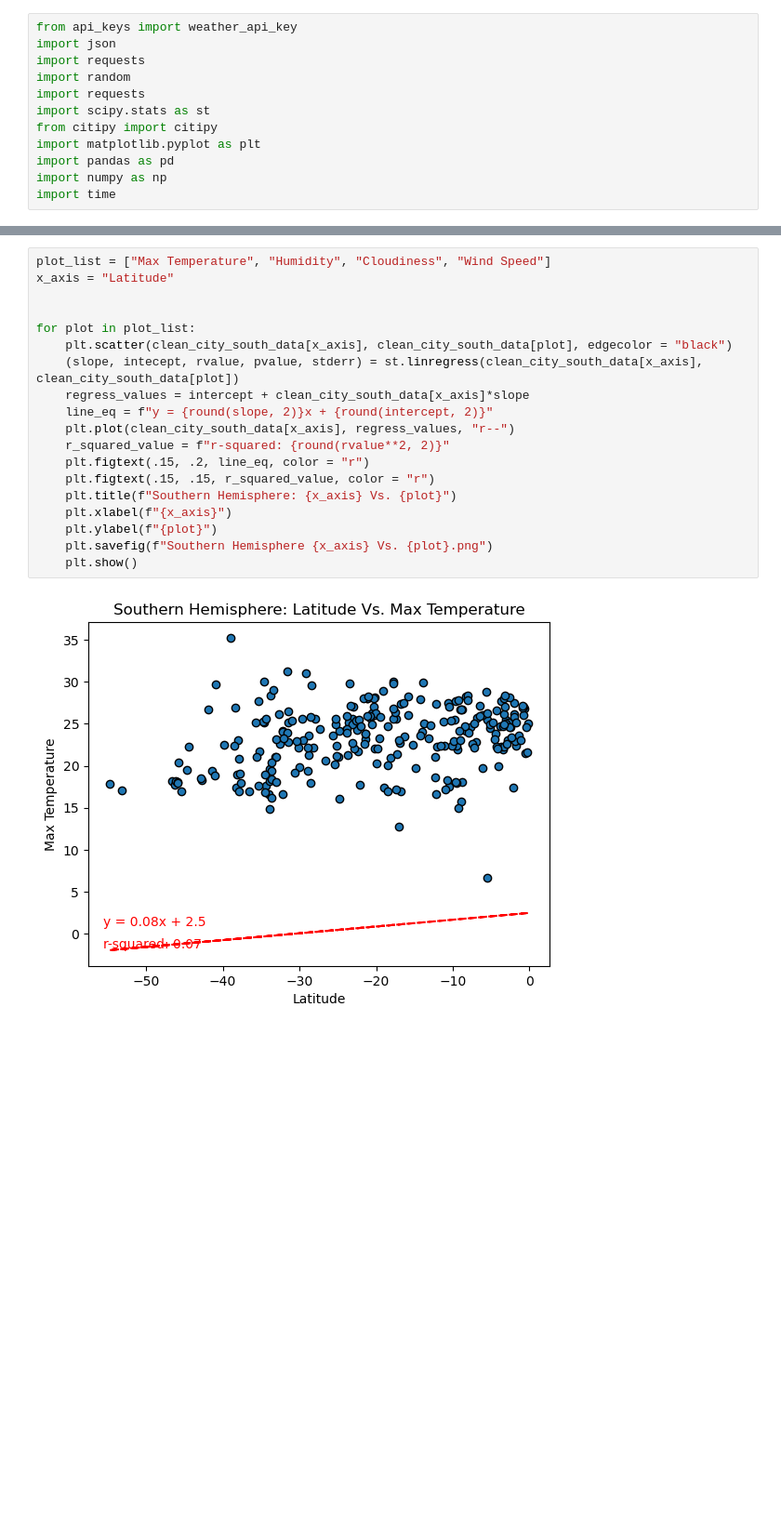
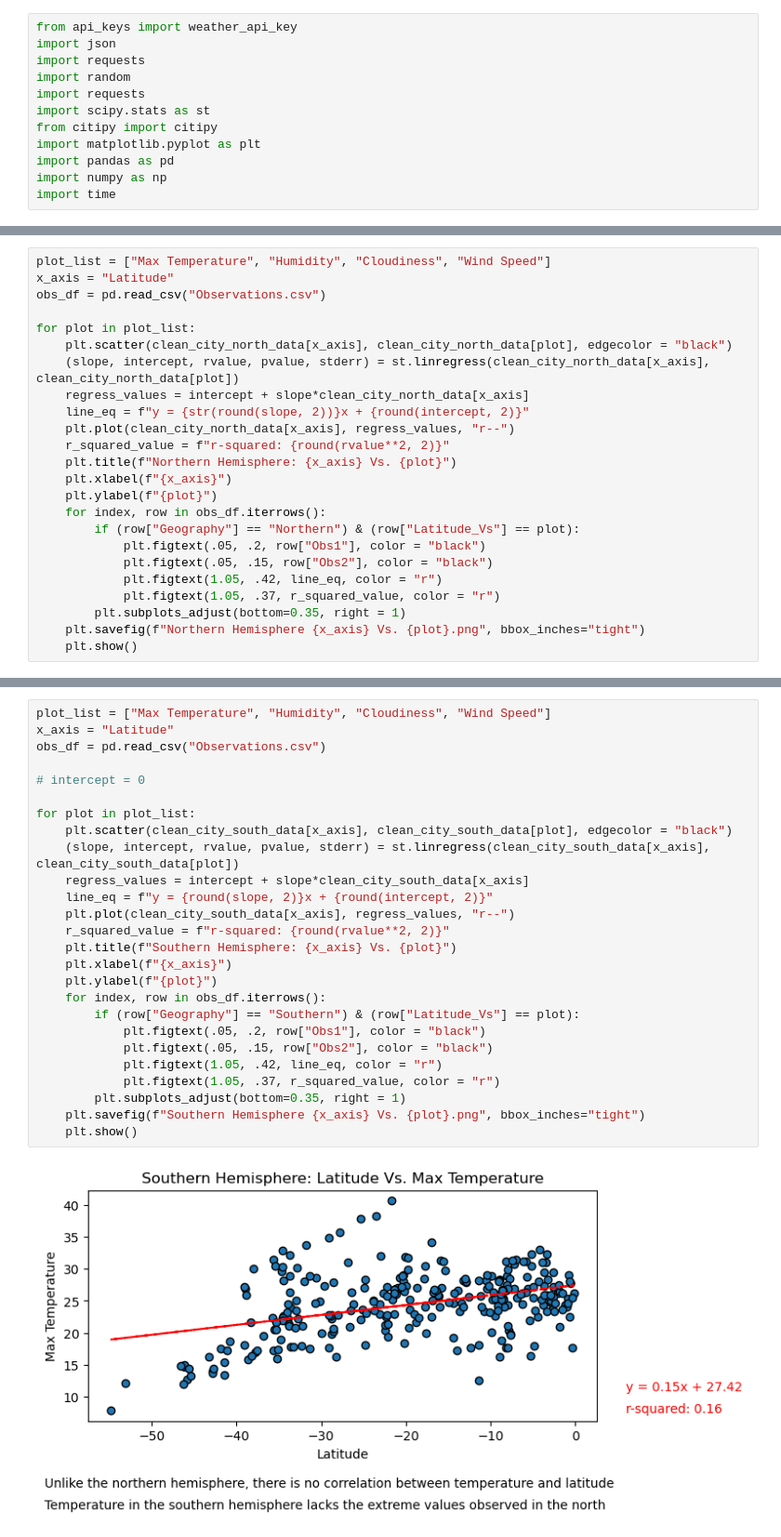
Before and after one commit to afreedman4564/Python-API-challenge, a Jupyter notebook: WeatherPy.ipynb, the cells around one changed output, grey strips where cells are left out. Shown at 93% size. Drawn from its saved outputs; the diff is of its cells as text; blank space fills up the shorter version.

Commit message:
Finalized WeatherPy, VacationPy. Also included screenshots and png images

```diff
--- a/WeatherPy.ipynb
+++ b/WeatherPy.ipynb
@@ -303,0 +286,24 @@ for plot in plot_list:
+# %%
+plot_list = ["Max Temperature", "Humidity", "Cloudiness", "Wind Speed"]
+x_axis = "Latitude"
+obs_df = pd.read_csv("Observations.csv")
+
+for plot in plot_list:
+    plt.scatter(clean_city_north_data[x_axis], clean_city_north_data[plot], edgecolor = "black")
+    (slope, intercept, rvalue, pvalue, stderr) = st.linregress(clean_city_north_data[x_axis], clean_city_north_data[plot])
+    regress_values = intercept + slope*clean_city_north_data[x_axis]
+    line_eq = f"y = {str(round(slope, 2))}x + {round(intercept, 2)}"
+    plt.plot(clean_city_north_data[x_axis], regress_values, "r--")
+    r_squared_value = f"r-squared: {round(rvalue**2, 2)}"
+    plt.title(f"Northern Hemisphere: {x_axis} Vs. {plot}")
+    plt.xlabel(f"{x_axis}")
+    plt.ylabel(f"{plot}")
+    for index, row in obs_df.iterrows():
+        if (row["Geography"] == "Northern") & (row["Latitude_Vs"] == plot):
+            plt.figtext(.05, .2, row["Obs1"], color = "black")
+            plt.figtext(.05, .15, row["Obs2"], color = "black")
+            plt.figtext(1.05, .42, line_eq, color = "r")
+            plt.figtext(1.05, .37, r_squared_value, color = "r")
+        plt.subplots_adjust(bottom=0.35, right = 1)
+    plt.savefig(f"Northern Hemisphere {x_axis} Vs. {plot}.png", bbox_inches="tight")
+    plt.show()
@@ -304,21 +315,28 @@ for plot in plot_list:
 # %%
 plot_list = ["Max Temperature", "Humidity", "Cloudiness", "Wind Speed"]
 x_axis = "Latitude"
+obs_df = pd.read_csv("Observations.csv")
 
+# intercept = 0
 
 for plot in plot_list:
     plt.scatter(clean_city_south_data[x_axis], clean_city_south_data[plot], edgecolor = "black")
-    (slope, intecept, rvalue, pvalue, stderr) = st.linregress(clean_city_south_data[x_axis], clean_city_south_data[plot])
-    regress_values = intercept + clean_city_south_data[x_axis]*slope
+    (slope, intercept, rvalue, pvalue, stderr) = st.linregress(clean_city_south_data[x_axis], clean_city_south_data[plot])
+    regress_values = intercept + slope*clean_city_south_data[x_axis]
     line_eq = f"y = {round(slope, 2)}x + {round(intercept, 2)}"
     plt.plot(clean_city_south_data[x_axis], regress_values, "r--")
     r_squared_value = f"r-squared: {round(rvalue**2, 2)}"
-    plt.figtext(.15, .2, line_eq, color = "r")
-    plt.figtext(.15, .15, r_squared_value, color = "r")
     plt.title(f"Southern Hemisphere: {x_axis} Vs. {plot}")
     plt.xlabel(f"{x_axis}")
     plt.ylabel(f"{plot}")
-    plt.savefig(f"Southern Hemisphere {x_axis} Vs. {plot}.png")
+    for index, row in obs_df.iterrows():
+        if (row["Geography"] == "Southern") & (row["Latitude_Vs"] == plot):
+            plt.figtext(.05, .2, row["Obs1"], color = "black")
+            plt.figtext(.05, .15, row["Obs2"], color = "black")
+            plt.figtext(1.05, .42, line_eq, color = "r")
+            plt.figtext(1.05, .37, r_squared_value, color = "r")
+        plt.subplots_adjust(bottom=0.35, right = 1)
+    plt.savefig(f"Southern Hemisphere {x_axis} Vs. {plot}.png", bbox_inches="tight")
     plt.show()
 # %% [output]
-[figure, old version]
+[figure, new version]
```
Also changed, not shown: parts of 12 cells of this notebook, 15 other files.
